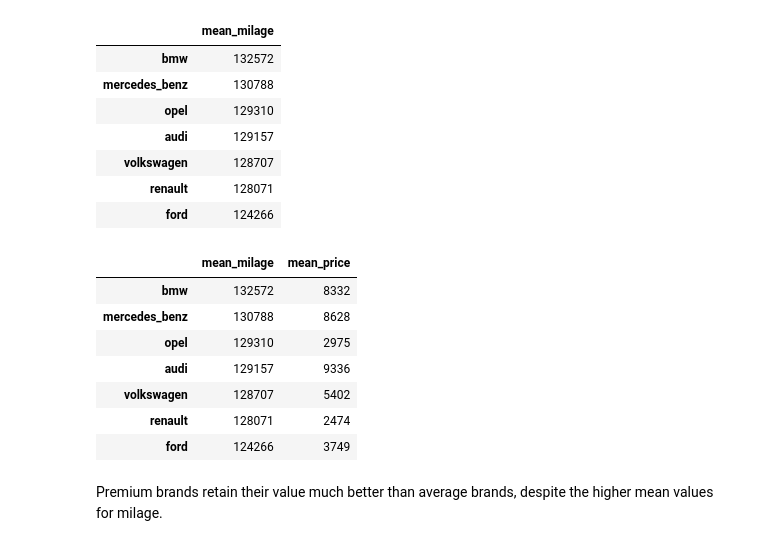
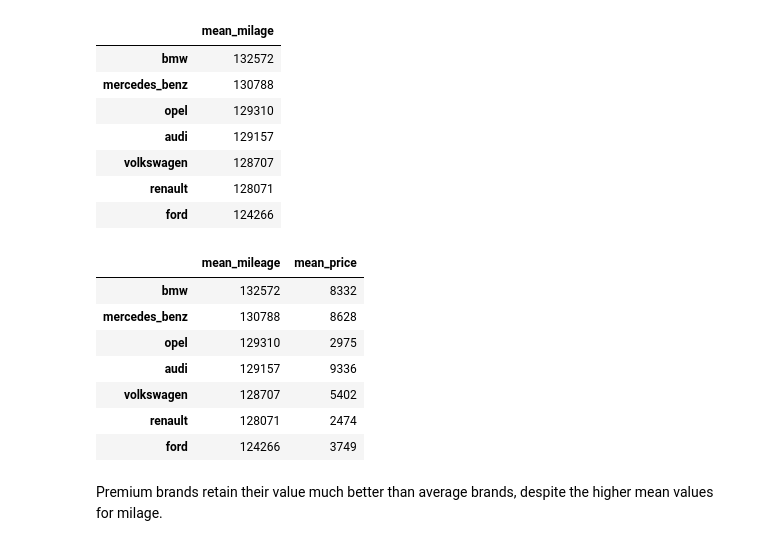
Before and after one commit to jakehopking/jupyter-notebooks, a Jupyter notebook: ebay-car-sales/Exploring Ebay Car Sales Data.ipynb, the cells around one changed output. Drawn from its saved outputs; the diff is of its cells as text; code cells hidden in the pictures.

```diff
--- a/ebay-car-sales/Exploring Ebay Car Sales Data.ipynb
+++ b/ebay-car-sales/Exploring Ebay Car Sales Data.ipynb
@@ -583,5 +583,7 @@ bmo_df
 | volkswagen | 128707 |
 | renault | 128071 |
 | ford | 124266 |
+# %%
+aggregated_data = pd.DataFrame(bmo_series, columns=['mean_mileage'])
 # %%
-aggregrate["mean_price"] = bmp_series
+aggregated_data["mean_price"] = bmp_series
@@ -590,14 +590,14 @@ aggregrate["mean_milage"] = bmo_series
-# %%
-aggregrate
-# %% [output]
-|  | mean_milage | mean_price |
-| bmw | 132572 | 8332 |
-| mercedes_benz | 130788 | 8628 |
-| opel | 129310 | 2975 |
-| audi | 129157 | 9336 |
-| volkswagen | 128707 | 5402 |
-| renault | 128071 | 2474 |
-| ford | 124266 | 3749 |
+# %%
+aggregated_data
+# %% [output]
+|  | mean_mileage | mean_price |
+| bmw | 132572 | 8332 |
+| mercedes_benz | 130788 | 8628 |
+| opel | 129310 | 2975 |
+| audi | 129157 | 9336 |
+| volkswagen | 128707 | 5402 |
+| renault | 128071 | 2474 |
+| ford | 124266 | 3749 |
 # %% [markdown]
 Premium brands retain their value much better than average brands, despite the higher mean values for milage.
 # %%
```
Also changed, not shown: parts of 3 cells of this notebook.
